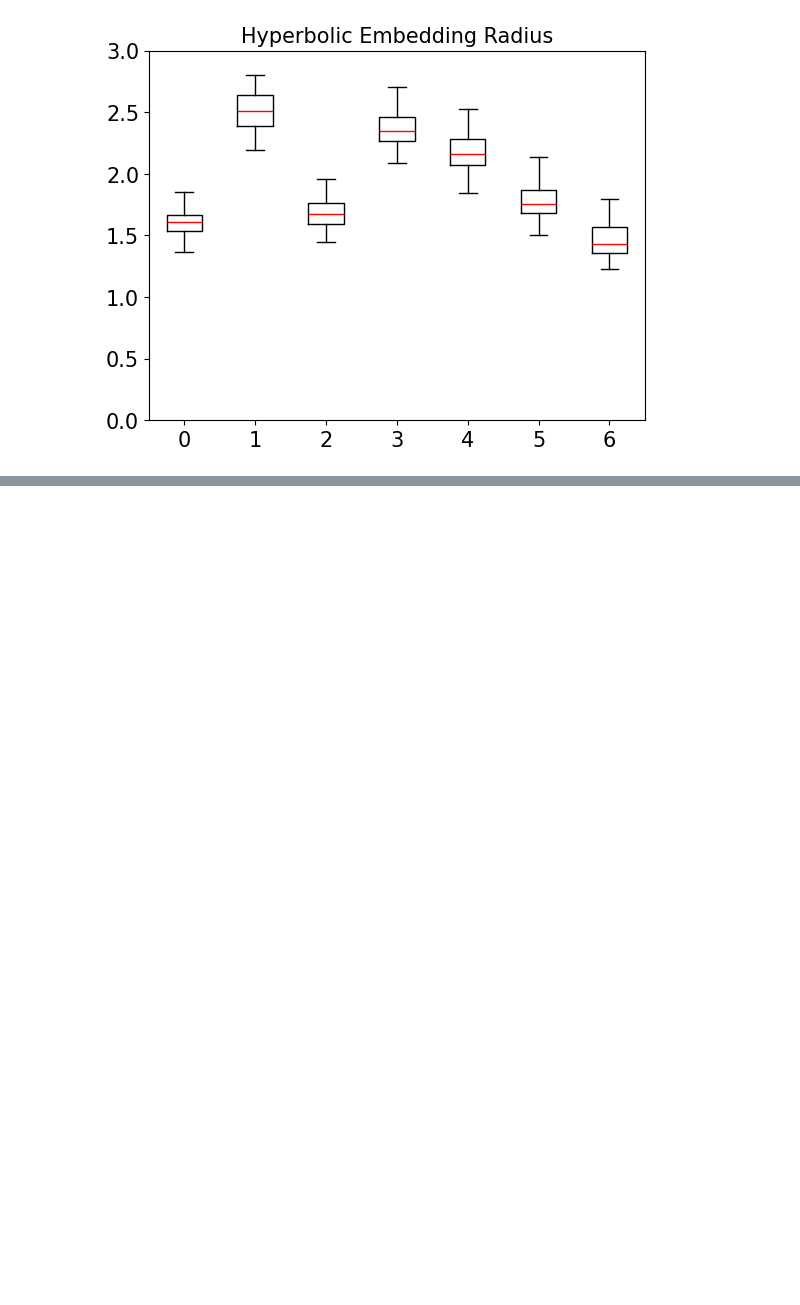
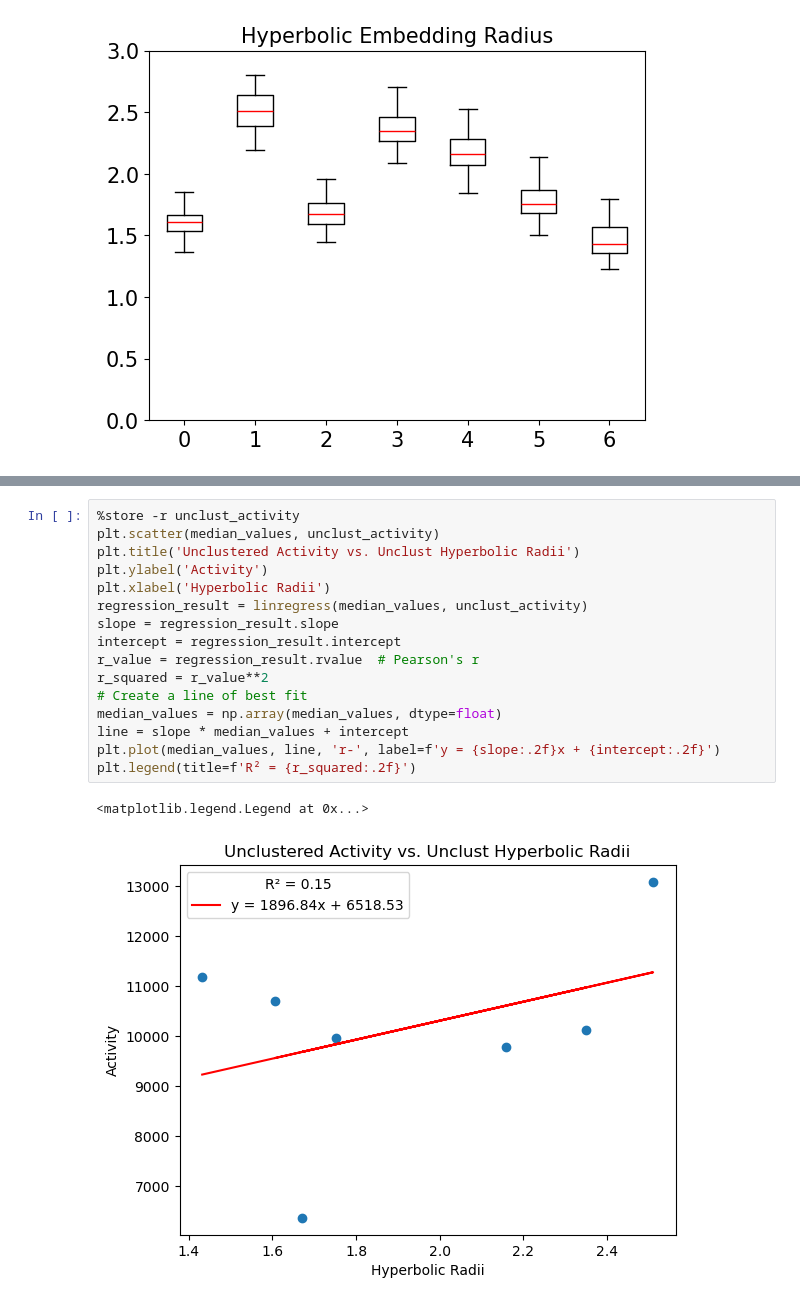
Before and after one commit to iulia-rusu/hyperbolic_sensory_stim, a Jupyter notebook: HMDS-example/radii_graphs.ipynb, the cells around one changed output, grey strips where cells are left out. Cells and saved outputs as stored; diff of their text form; blank space fills up the shorter version.

```diff
--- a/HMDS-example/radii_graphs.ipynb
+++ b/HMDS-example/radii_graphs.ipynb
@@ -52,0 +107,19 @@ plt.show()
+# %%
+%store -r unclust_activity
+plt.scatter(median_values, unclust_activity)
+plt.title('Unclustered Activity vs. Unclust Hyperbolic Radii')
+plt.ylabel('Activity')
+plt.xlabel('Hyperbolic Radii')
+regression_result = linregress(median_values, unclust_activity)
+slope = regression_result.slope
+intercept = regression_result.intercept
+r_value = regression_result.rvalue  # Pearson's r
+r_squared = r_value**2
+# Create a line of best fit
+median_values = np.array(median_values, dtype=float)
+line = slope * median_values + intercept
+plt.plot(median_values, line, 'r-', label=f'y = {slope:.2f}x + {intercept:.2f}')
+plt.legend(title=f'R² = {r_squared:.2f}')
+# %% [output]
+<matplotlib.legend.Legend at 0x...>
+[figure, added]
```
Also changed, not shown: parts of 19 cells of this notebook, 6 other files.
